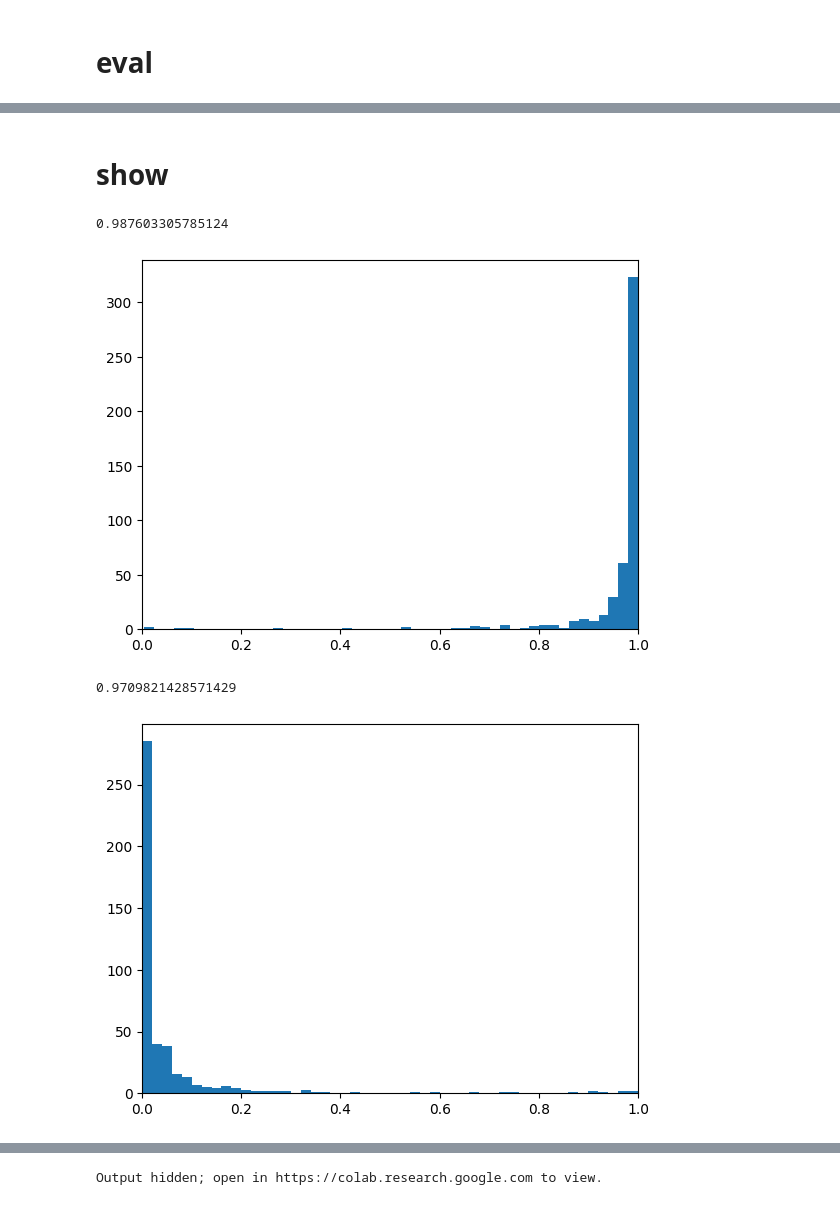
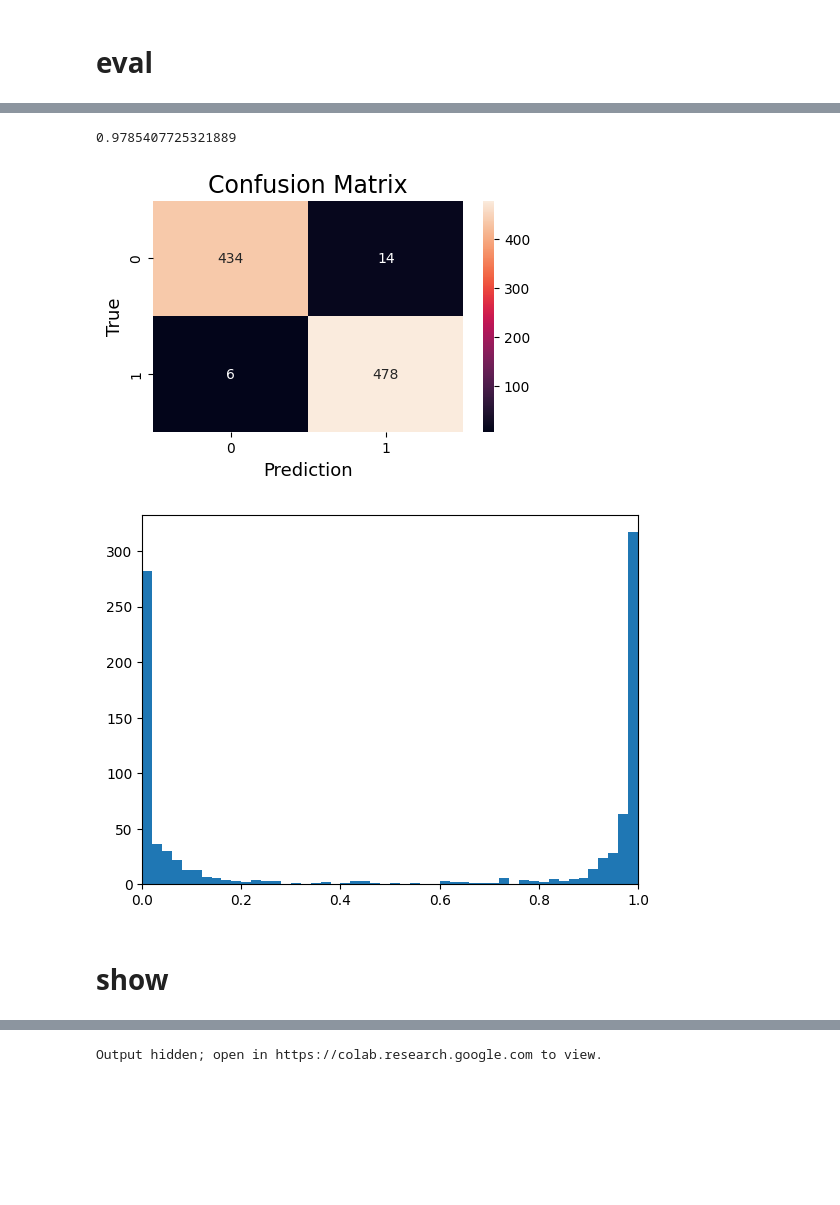
Before and after one commit to Natalka-Pro/Zhukovsky, a Jupyter notebook: Zhukovsky (siam).ipynb, the cells around one changed output, grey strips where cells are left out. Drawn from its saved outputs; the diff is of its cells as text; code cells hidden in the pictures; blank space fills up the shorter version.

```diff
--- a/Zhukovsky (siam).ipynb
+++ b/Zhukovsky (siam).ipynb
@@ -590,27 +378,16 @@ array([[435,  13],
+# %%
+X, y_true, y_pred, y_prob = get_predictions(pipe, dataset,
+                                            CONF.loader.batch_size, CONF.device)
+print(accuracy_score(y_pred, y_true))
+confusion_matrix(y_true, y_pred)
+distribution(y_prob)
+# 0.9796137339055794
+# array([[435,  13],
+#        [  6, 478]])
+# %% [output]
+0.9785407725321889
+[figure, added]
+[figure, added]
 # %% [markdown]
 # show
-# %%
-y_pred, y_true, y_prob, _ = get_predictions(pipe, pos_dataset,
-                                            CONF.loader.batch_size, CONF.device)
-print(accuracy_score(y_pred, y_true))
-
-_ = plt.hist(y_prob.numpy(), bins = 50)
-plt.xlim((0,1))
-plt.show()
-# 0.9896694214876033
-# %% [output]
-0.987603305785124
-[figure, removed]
-# %%
-y_pred, y_true, y_prob, _ = get_predictions(pipe, neg_dataset,
-                                            CONF.loader.batch_size, CONF.device)
-print(accuracy_score(y_pred, y_true))
-
-_ = plt.hist(y_prob.numpy(), bins = 50)
-plt.xlim((0,1))
-plt.show()
-# 0.9754464285714286
-# %% [output]
-0.9709821428571429
-[figure, removed]
 # %%
```
Also changed, not shown: parts of 28 cells of this notebook, 5 other files.
